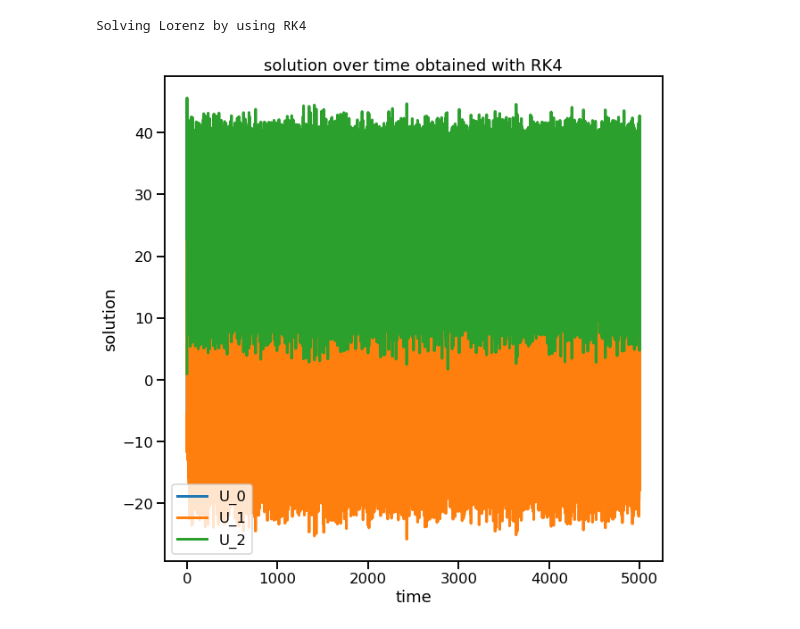
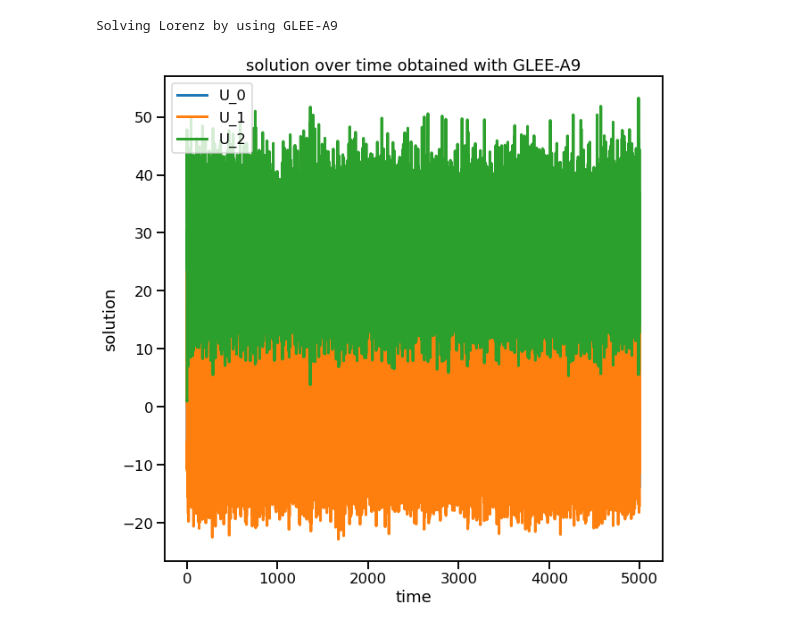
Before and after one commit to emconsta/desolve, a Jupyter notebook: notebooks/TestLorenz63.ipynb, the cells around one changed output. Drawn from its saved outputs; the diff is of its cells as text; code cells hidden in the pictures.

Commit message:
more Lorenz work

```diff
--- a/notebooks/TestLorenz63.ipynb
+++ b/notebooks/TestLorenz63.ipynb
@@ -15,35 +15,35 @@ solver.set_info(0)
 rhs_e, rhs_i, u_ini, problem_setup, problem = ProblemsODE('Lorenz')
 solver.setup()
 solver.set_function_context(problem_setup['context'])
 solver.set_initial_solution(u_ini)
-#solver.set_method('GLEE-A9')
-solver.set_method('RK4')
+solver.set_method('GLEE-A9')
+#solver.set_method('RK3BS')
 
 if(rhs_i is not None):
     solver.set_rhs({'imex_explicit':rhs_e,'imex_implicit':rhs_i})
 else:
     solver.set_rhs(rhs_e)
 
-problem_setup['DT']=0.1
+problem_setup['DT']=0.01
 problem_setup['T_DURATION']['end']=5000.
 solver.set_duration(t_start=problem_setup['T_DURATION']['start'],
                     t_end=problem_setup['T_DURATION']['end'],
                     dt=problem_setup['DT'])
 print('Solving {:} by using {:}'.format(problem_setup['name'],solver.get_method_name()))
 
 solver.solve()
 
 t,u,glee,_,_=solver.get_trajectory_GLEE()
 
 
 fig = plt.figure(figsize=(10, 10))
 for i in range(u.shape[0]):
     plt.plot(t,u[i,:],'-', lw=3, label = 'U_{:}'.format(i))
 plt.ylabel('solution')
 plt.xlabel('time')
 plt.legend()
 plt.title('solution over time obtained with {:}'.format(solver.get_method_name()))
 plt.show()
 # %% [output]
-Solving Lorenz by using RK4
+Solving Lorenz by using GLEE-A9
-[figure, old version]
+[figure, new version]
```
Also changed, not shown: parts of 6 cells of this notebook.
